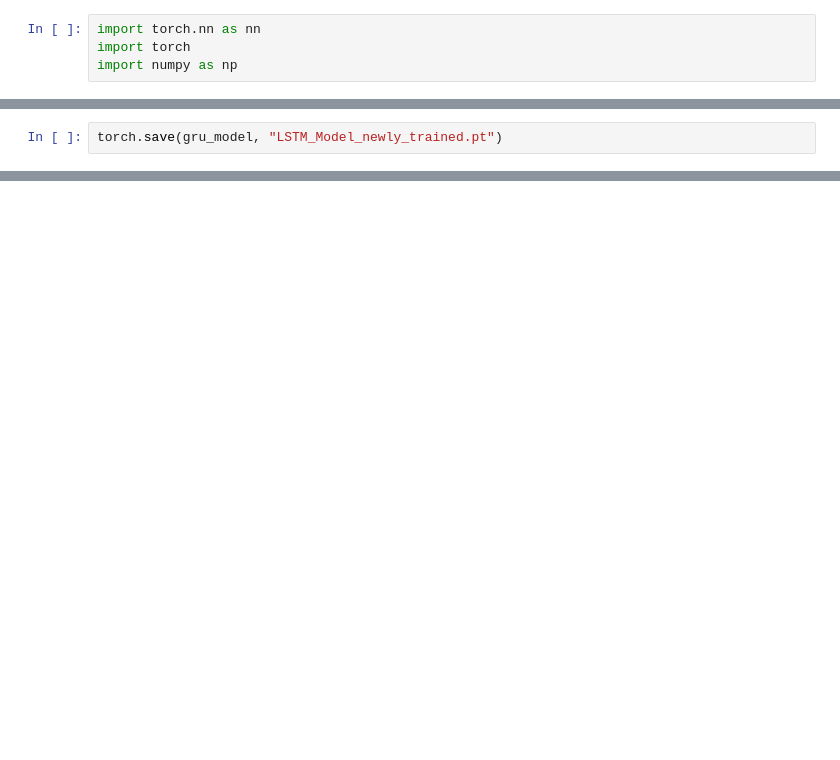
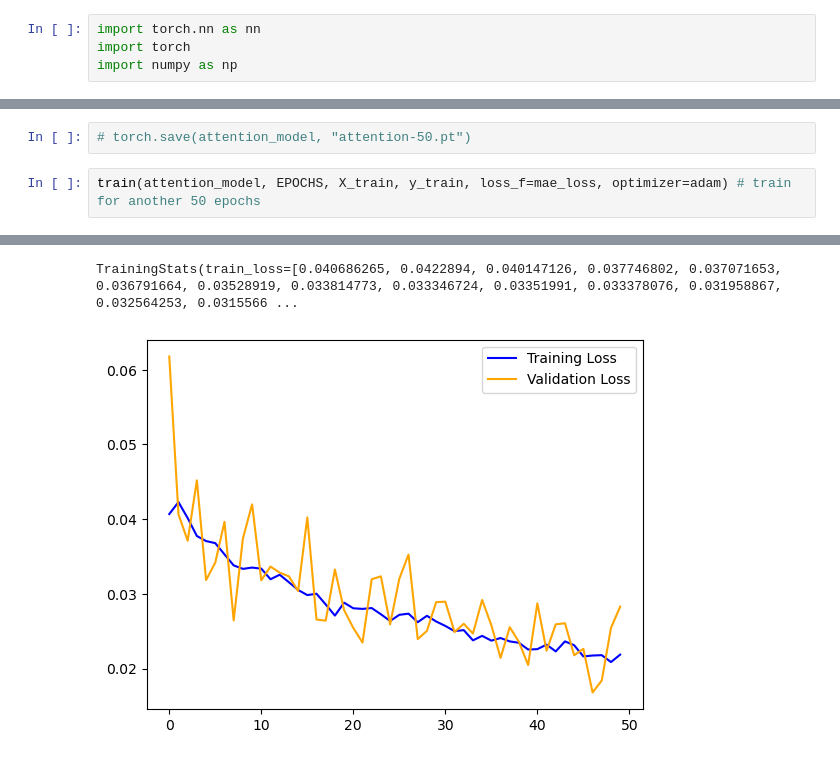
Before and after one commit to Tobilence/DMML_RNN, a Jupyter notebook: attention.ipynb, the cells around one changed output, grey strips where cells are left out. Saved outputs shown, nothing was run; the diff lists cells and outputs as text; blank space fills up the shorter version.

```diff
--- a/attention.ipynb
+++ b/attention.ipynb
@@ -200,2 +170,5 @@ evaluate(gru_model, X_test, y_test, visualize_start_idx=18, loss_fn=nn.L1Loss())
-# %%
-torch.save(gru_model, "LSTM_Model_newly_trained.pt")
+# %%
+# torch.save(attention_model, "attention-50.pt")
+# %%
+train(attention_model, EPOCHS, X_train, y_train, loss_f=mae_loss, optimizer=adam) # train for another 50 epochs
+# %% [output]
@@ -201,0 +176,2 @@ torch.save(gru_model, "LSTM_Model_newly_trained.pt")
+TrainingStats(train_loss=[0.040686265, 0.0422894, 0.040147126, 0.037746802, 0.037071653, 0.036791664, 0.03528919, 0.033814773, 0.033346724, 0.03351991, 0.033378076, 0.031958867, 0.032564253, 0.0315566 ...
+[figure, added]
```
Also changed, not shown: parts of 13 cells of this notebook, 25 other files.
